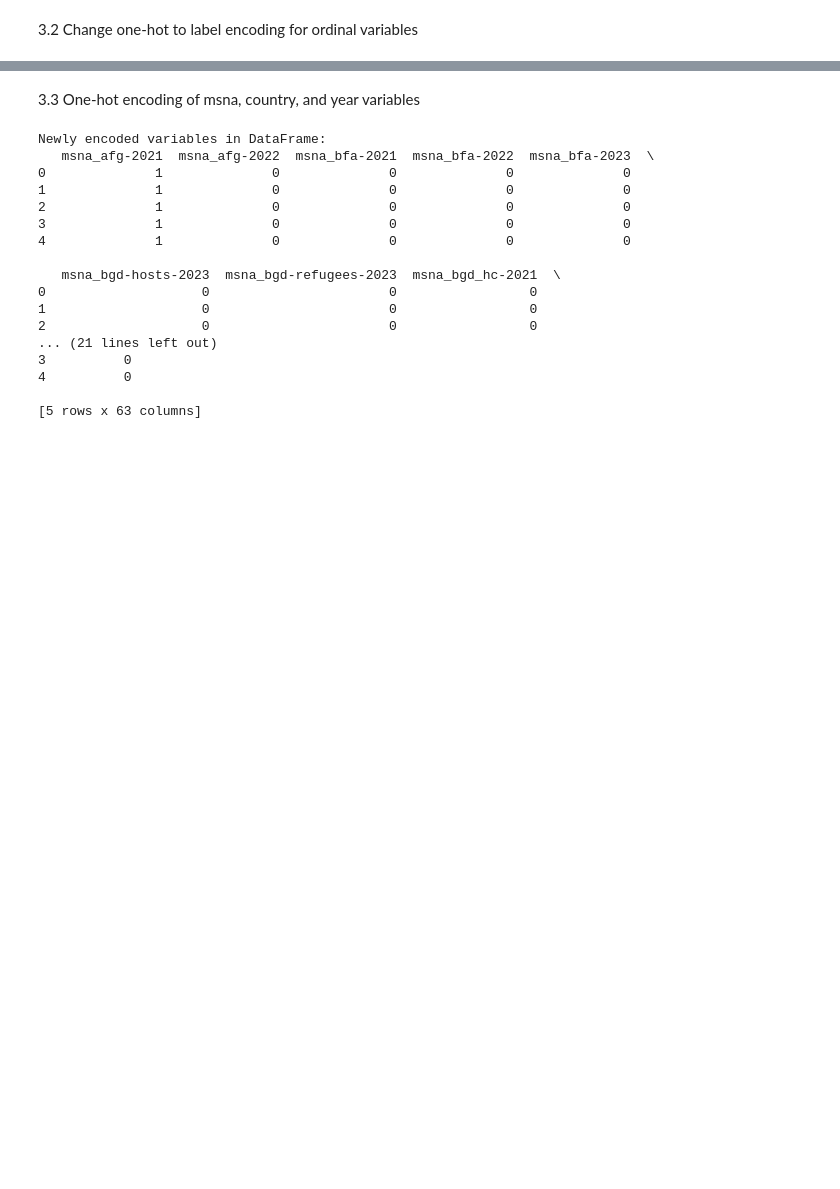
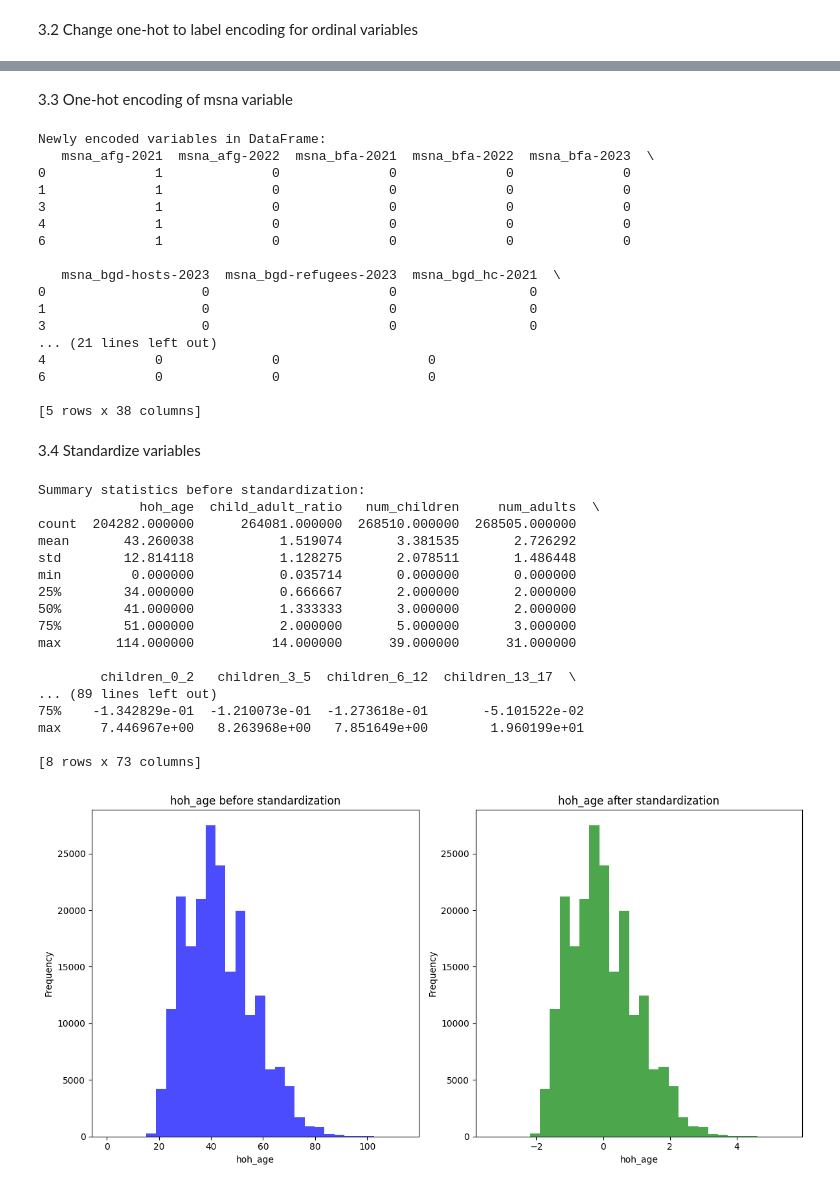
Before and after one commit to jprlink/child_sep_ml, a Jupyter notebook: child_sep_ml.ipynb, the cells around one changed output, grey strips where cells are left out. Drawn from its saved outputs; the diff is of its cells as text; code cells hidden in the pictures; blank space fills up the shorter version.

Commit message:
Added standardization

```diff
--- a/child_sep_ml.ipynb
+++ b/child_sep_ml.ipynb
@@ -178,9 +218,9 @@ fsl_fc_phase    Int64
 dtype: object
 # %% [markdown]
-3.3 One-hot encoding of msna, country, and year variables
+3.3 One-hot encoding of msna variable
 # %%
-# List of variables to one-hot encode
-variables_to_encode = ['msna', 'country', 'year']
+# List of remaining variables to one-hot encode
+variables_to_encode = ['msna']
 
 # Perform one-hot encoding with dtype set to int
 data_encoded = pd.get_dummies(data_ord, columns=variables_to_encode, dtype=int)
@@ -196,16 +236,74 @@ Newly encoded variables in DataFrame:
    msna_afg-2021  msna_afg-2022  msna_bfa-2021  msna_bfa-2022  msna_bfa-2023  \
 0              1              0              0              0              0
 1              1              0              0              0              0
-2              1              0              0              0              0
 3              1              0              0              0              0
 4              1              0              0              0              0
+6              1              0              0              0              0
 
    msna_bgd-hosts-2023  msna_bgd-refugees-2023  msna_bgd_hc-2021  \
 0                    0                       0                 0
 1                    0                       0                 0
-2                    0                       0                 0
+3                    0                       0                 0
 ... (21 lines left out)
-3          0
-4          0
+4              0              0                   0
+6              0              0                   0
 
-[5 rows x 63 columns]
+[5 rows x 38 columns]
+# %% [markdown]
+3.4 Standardize variables
+# %%
+from sklearn.preprocessing import StandardScaler
+
+# Display summary statistics before standardization
+print("\nSummary statistics before standardization:")
+print(data_encoded.describe())
+
+# Identify numerical columns
+numerical_columns = data_encoded.select_dtypes(include=['float64', 'int64']).columns
+
+# Standardize the numerical variables
+scaler = StandardScaler()
+data_stand = data_encoded.copy()
+data_stand[numerical_columns] = scaler.fit_transform(data_encoded[numerical_columns])
+
+# Display summary statistics after standardization
+print("\nSummary statistics after standardization:")
+print(data_stand.describe())
+
+# Histogram for hoh_age before standardization
+plt.figure(figsize=(12, 6))
+
+plt.subplot(1, 2, 1)
+plt.hist(data_encoded['hoh_age'], bins=30, alpha=0.7, color='blue')
+plt.title('hoh_age before standardization')
+plt.xlabel('hoh_age')
+plt.ylabel('Frequency')
+
+# Histogram for hoh_age after standardization
+plt.subplot(1, 2, 2)
+plt.hist(data_stand['hoh_age'], bins=30, alpha=0.7, color='green')
+plt.title('hoh_age after standardization')
+plt.xlabel('hoh_age')
+plt.ylabel('Frequency')
+
+plt.tight_layout()
+plt.show()
+# %% [output]
+Summary statistics before standardization:
+             hoh_age  child_adult_ratio   num_children     num_adults  \
+count  204282.000000      264081.000000  268510.000000  268505.000000
+mean       43.260038           1.519074       3.381535       2.726292
+std        12.814118           1.128275       2.078511       1.486448
+min         0.000000           0.035714       0.000000       0.000000
+25%        34.000000           0.666667       2.000000       2.000000
+50%        41.000000           1.333333       3.000000       2.000000
+75%        51.000000           2.000000       5.000000       3.000000
+max       114.000000          14.000000      39.000000      31.000000
+
+        children_0_2   children_3_5  children_6_12  children_13_17  \
+... (89 lines left out)
+75%    -1.342829e-01  -1.210073e-01  -1.273618e-01       -5.101522e-02
+max     7.446967e+00   8.263968e+00   7.851649e+00        1.960199e+01
+
+[8 rows x 73 columns]
+[figure, added]
```
Also changed, not shown: parts of 3 cells of this notebook.
